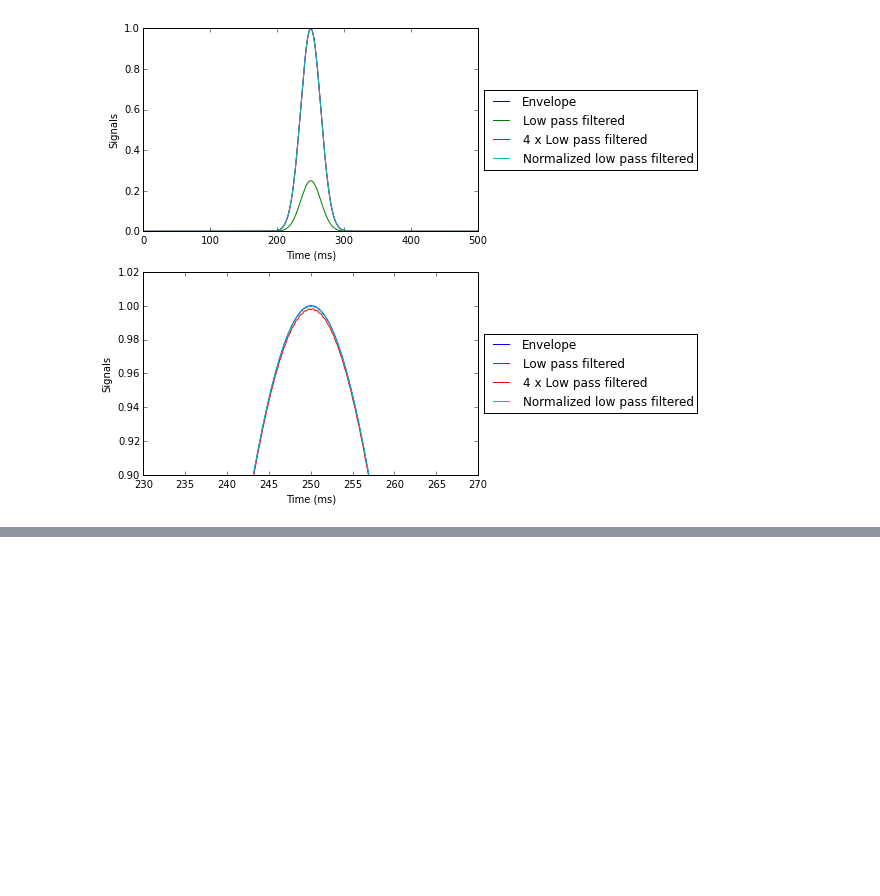
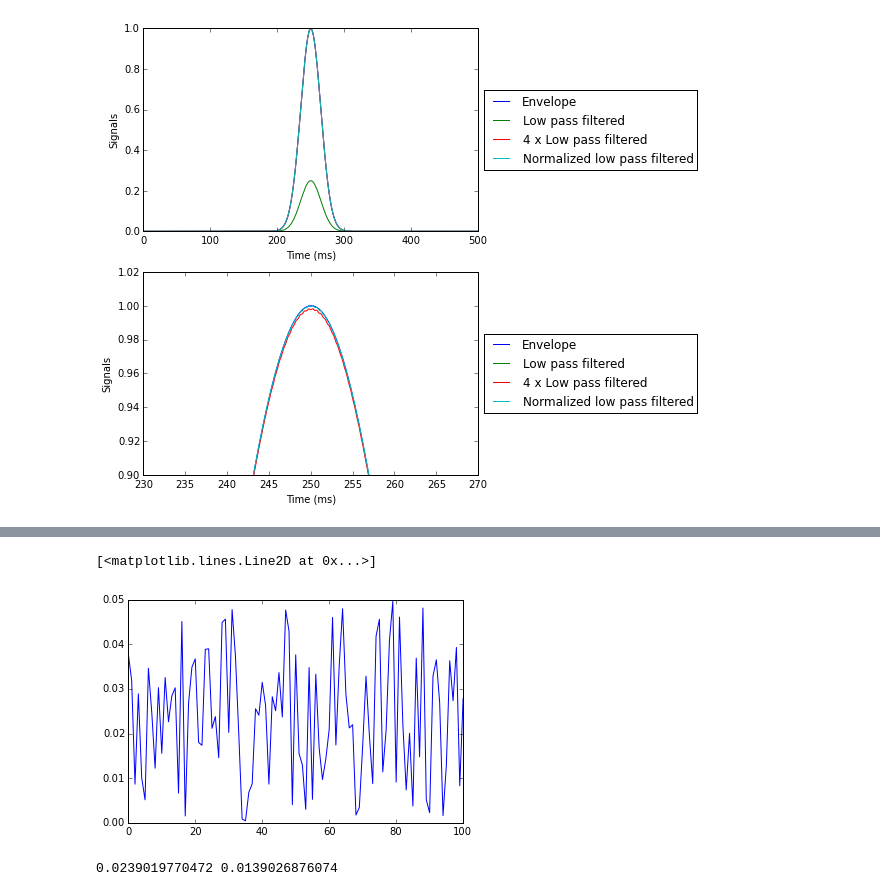
Before and after one commit to naushad-rahman/LIFSrProj_F15, a Jupyter notebook: DSP/digital_filter_explore/150708_apply_filters_to_simulated_data.ipynb, the cells around one changed output, grey strips where cells are left out. Cells and saved outputs as stored; diff of their text form; code cells hidden in the pictures; blank space fills up the shorter version.

```diff
--- a/DSP/digital_filter_explore/150708_apply_filters_to_simulated_data.ipynb
+++ b/DSP/digital_filter_explore/150708_apply_filters_to_simulated_data.ipynb
@@ -413,0 +442,10 @@ print(max(modulation), max(test_lp_out))
+# %%
+nse2 = 0.05*np.random.rand(101)
+plt.plot(nse2)
+# %% [output]
+[<matplotlib.lines.Line2D at 0x...>]
+[figure, added]
+# %%
+print(np.average(nse2), np.std(nse2))
+# %% [output]
+0.0239019770472 0.0139026876074
```
Also changed, not shown: parts of 10 cells of this notebook.
